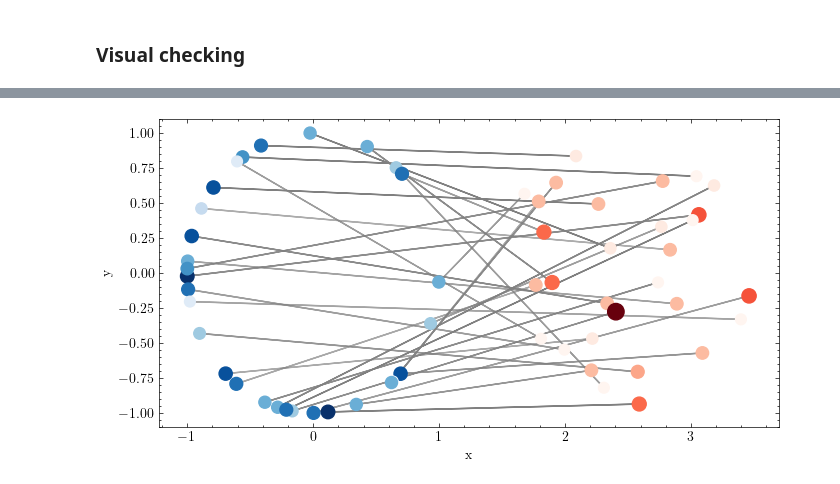
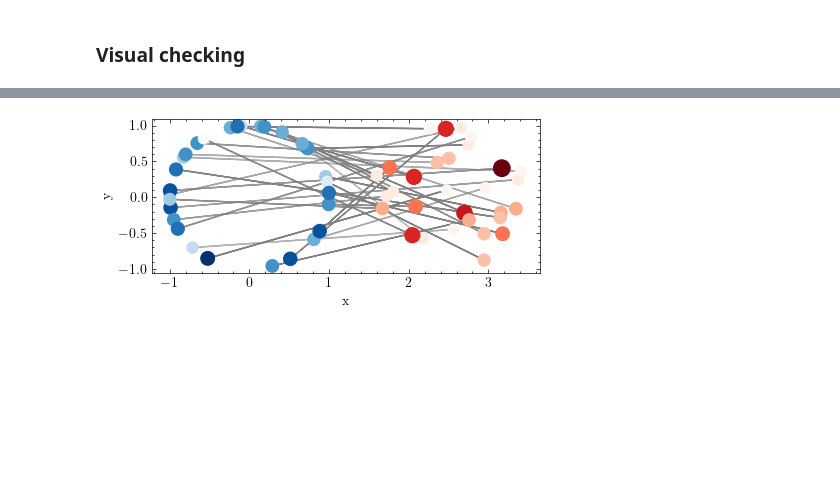
Before and after one commit to istmarc/optimal-transport, a Jupyter notebook: discrete/Euclidian space.ipynb, the cells around one changed output, grey strips where cells are left out. Saved outputs shown, nothing was run; the diff lists cells and outputs as text; code cells hidden in the pictures; blank space fills up the shorter version.

```diff
--- a/discrete/Euclidian space.ipynb
+++ b/discrete/Euclidian space.ipynb
@@ -170,19 +171,19 @@ plt.show()
 # %%
-fig = plt.figure(figsize=(8, 4))
+fig = plt.figure(figsize=(5, 2))
 plt.xlabel("x")
 plt.ylabel("y")
 for i in range(n):
     for j in range(n):
         if Z[i, j] > 0. :
             delta_x = nu_x[i] - mu_x[i]
             delta_y = nu_y[i] - mu_y[i]
             plt.arrow(mu_x[i], mu_y[i], delta_x, delta_y, head_width=0.01, color = "grey",
                       alpha = Z[i, j] / Z[:, j].sum())
 plt.scatter(mu_x, mu_y, s = 5 * mu_z, c = mu_z / max_z, cmap = mpl.colormaps["Blues"])
 plt.scatter(nu_x, nu_y, s = 5 * nu_z, c = nu_z / max_z, cmap = mpl.colormaps["Reds"])
 plt.show()
 # %% [output]
-[figure, old version]
+[figure, new version]
 # %%
 def save_animation(filename):
     # Animated plot
```
Also changed, not shown: parts of 12 cells of this notebook.
